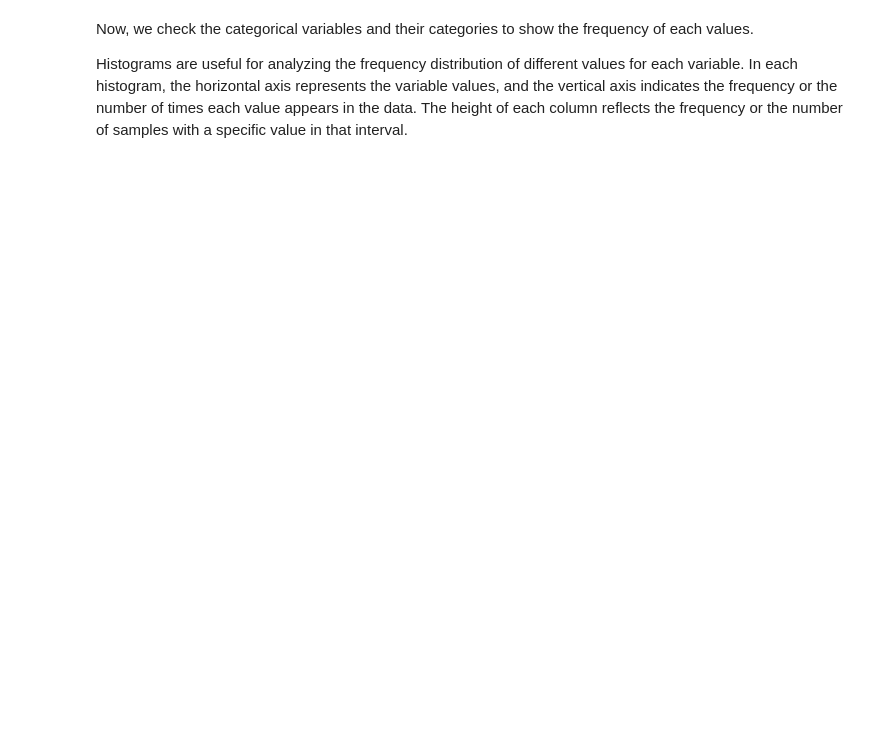
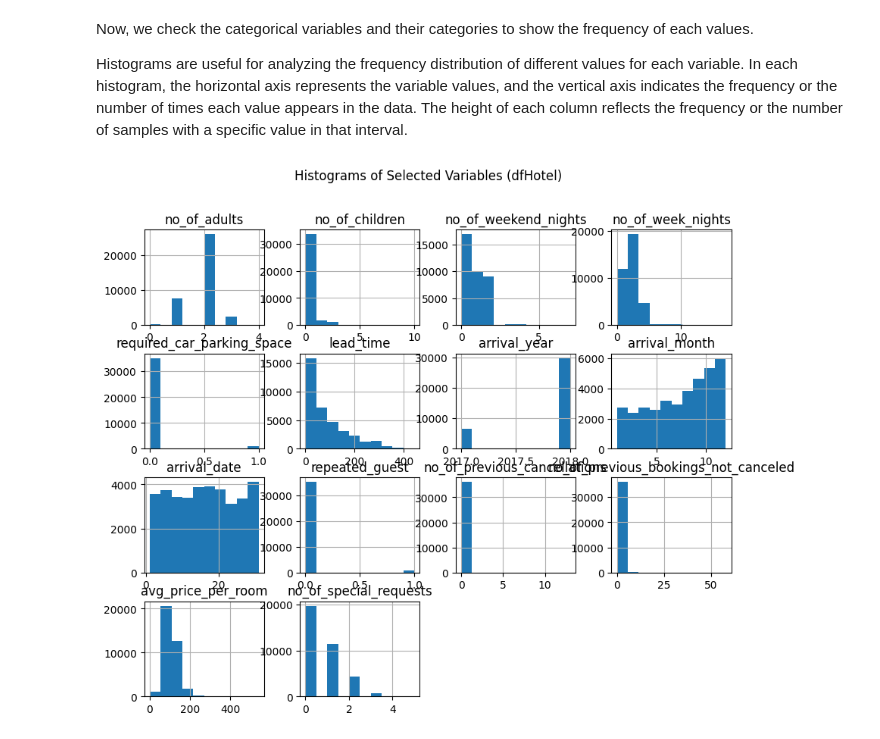
Before and after one commit to Mesgarin/DSLab, a Jupyter notebook: Hotel.ipynb, the cells around one changed output. Drawn from its saved outputs; the diff is of its cells as text; code cells hidden in the pictures; blank space fills up the shorter version.

Commit message:
Hotel Histo

```diff
--- a/Hotel.ipynb
+++ b/Hotel.ipynb
@@ -41,5 +41,5 @@ warnings.filterwarnings("ignore")
 To use data, we need to import them and read the data. In this case, our data is CSV files, and it is in the folder whose name is data.
 # %%
 #| label: data-import
-df = pd.read_csv('data\HotelReservations.csv')
-df.head()
+dfHotel = pd.read_csv('data\HotelReservations.csv')
+dfHotel.head()
@@ -71,0 +129,15 @@ df.shape
+# %%
+# Drop rows with null values
+
+dfHotel =dfHotel.dropna()
+dfCVD =dfCVD.dropna()
+dfweatherAUS =dfweatherAUS.dropna()
+dfHotel.info()
+dfCVD.info()
+dfweatherAUS.info()
+
+dataframes = [dfweatherAUS, dfCVD, dfHotel]
+
+for i, df in enumerate(dataframes, start=1):
+    shape = df.shape
+    print(f"Shape of df{i}: {shape}")
@@ -117,18 +319,20 @@ Now, we check the categorical variables and their categories to show the frequen
 
 Histograms are useful for analyzing the frequency distribution of different values for each variable. In each histogram, the horizontal axis represents the variable values, and the vertical axis indicates the frequency or the number of times each value appears in the data. The height of each column reflects the frequency or the number of samples with a specific value in that interval.
 # %%
-# Specify the columns you want to include in the analysis
-selected_columns = ['Booking_ID', 'no_of_adults', 'no_of_children', 'no_of_weekend_nights',
+# Specify the columns you want to include in the analysis - dfHotel
+selected_columns_dfHotel = [ 'no_of_adults', 'no_of_children', 'no_of_weekend_nights',
        'no_of_week_nights', 'type_of_meal_plan', 'required_car_parking_space',
        'room_type_reserved', 'lead_time', 'arrival_year', 'arrival_month',
        'arrival_date', 'market_segment_type', 'repeated_guest',
        'no_of_previous_cancellations', 'no_of_previous_bookings_not_canceled',
        'avg_price_per_room', 'no_of_special_requests', 'booking_status']
 
 # Create a DataFrame containing only the selected columns
-selected_df = df[selected_columns]
+selected_dfHotel = dfHotel[selected_columns_dfHotel]
 
 # Plot histograms for each variable
-selected_df.hist(figsize=(10, 8))
-plt.suptitle('Histograms of Selected Variables')
+selected_dfHotel.hist(figsize=(10, 8))
+plt.suptitle('Histograms of Selected Variables (dfHotel)')
 plt.show()
+# %% [output]
+[figure, added]
```
Also changed, not shown: parts of 45 cells of this notebook, 9 other files.
